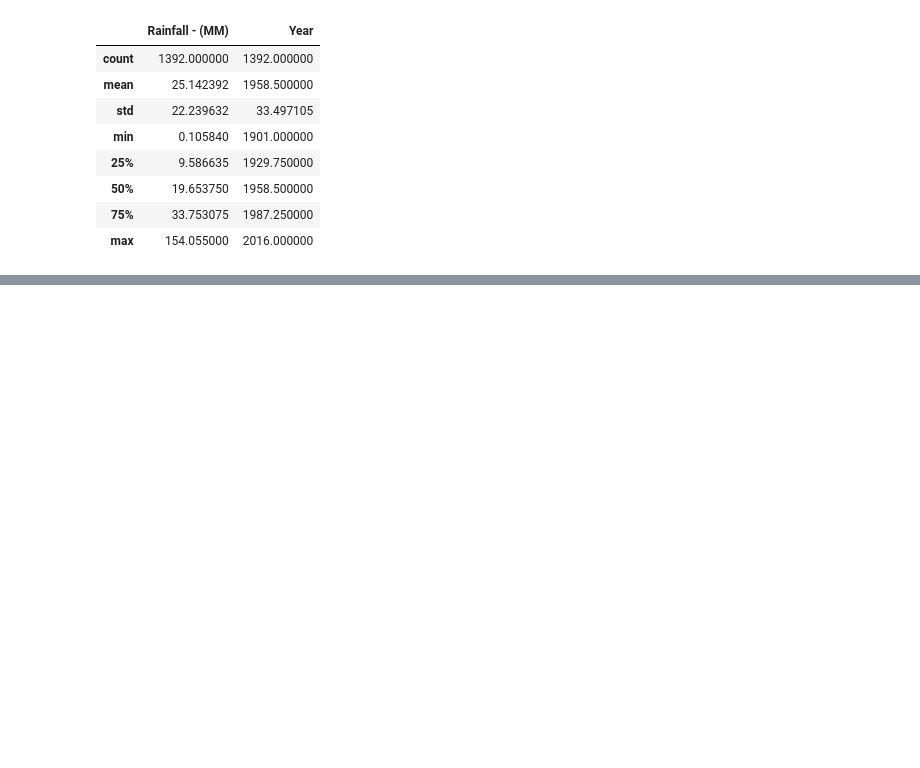
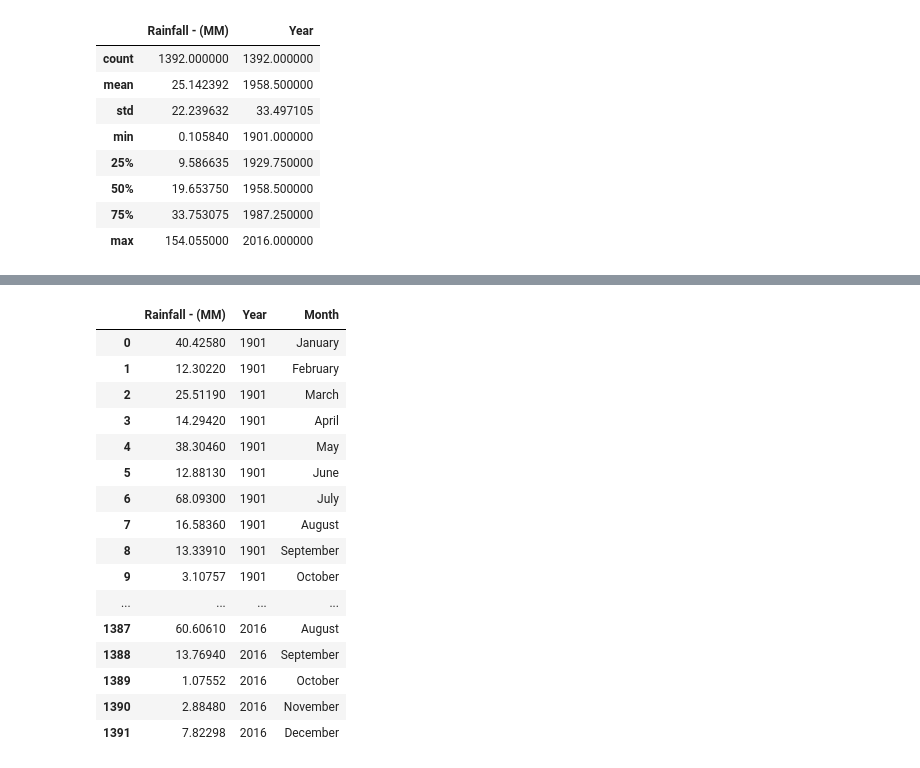
Before and after one commit to SirajAtFiverr/DataScience, a Jupyter notebook: analyse.ipynb, the cells around one changed output, grey strips where cells are left out. Saved outputs shown, nothing was run; the diff lists cells and outputs as text; code cells hidden in the pictures; blank space fills up the shorter version.

```diff
--- a/analyse.ipynb
+++ b/analyse.ipynb
@@ -31,0 +80,21 @@ data.describe()
+# %%
+data_2016_and_1901 = pd.concat((data_1901, data_2016))
+data_2016_and_1901
+# %% [output]
+|  | Rainfall - (MM) | Year | Month |
+| 0 | 40.42580 | 1901 | January |
+| 1 | 12.30220 | 1901 | February |
+| 2 | 25.51190 | 1901 | March |
+| 3 | 14.29420 | 1901 | April |
+| 4 | 38.30460 | 1901 | May |
+| 5 | 12.88130 | 1901 | June |
+| 6 | 68.09300 | 1901 | July |
+| 7 | 16.58360 | 1901 | August |
+| 8 | 13.33910 | 1901 | September |
+| 9 | 3.10757 | 1901 | October |
+| ... | ... | ... | ... |
+| 1387 | 60.60610 | 2016 | August |
+| 1388 | 13.76940 | 2016 | September |
+| 1389 | 1.07552 | 2016 | October |
+| 1390 | 2.88480 | 2016 | November |
+| 1391 | 7.82298 | 2016 | December |
```
Also changed, not shown: parts of 6 cells of this notebook.
